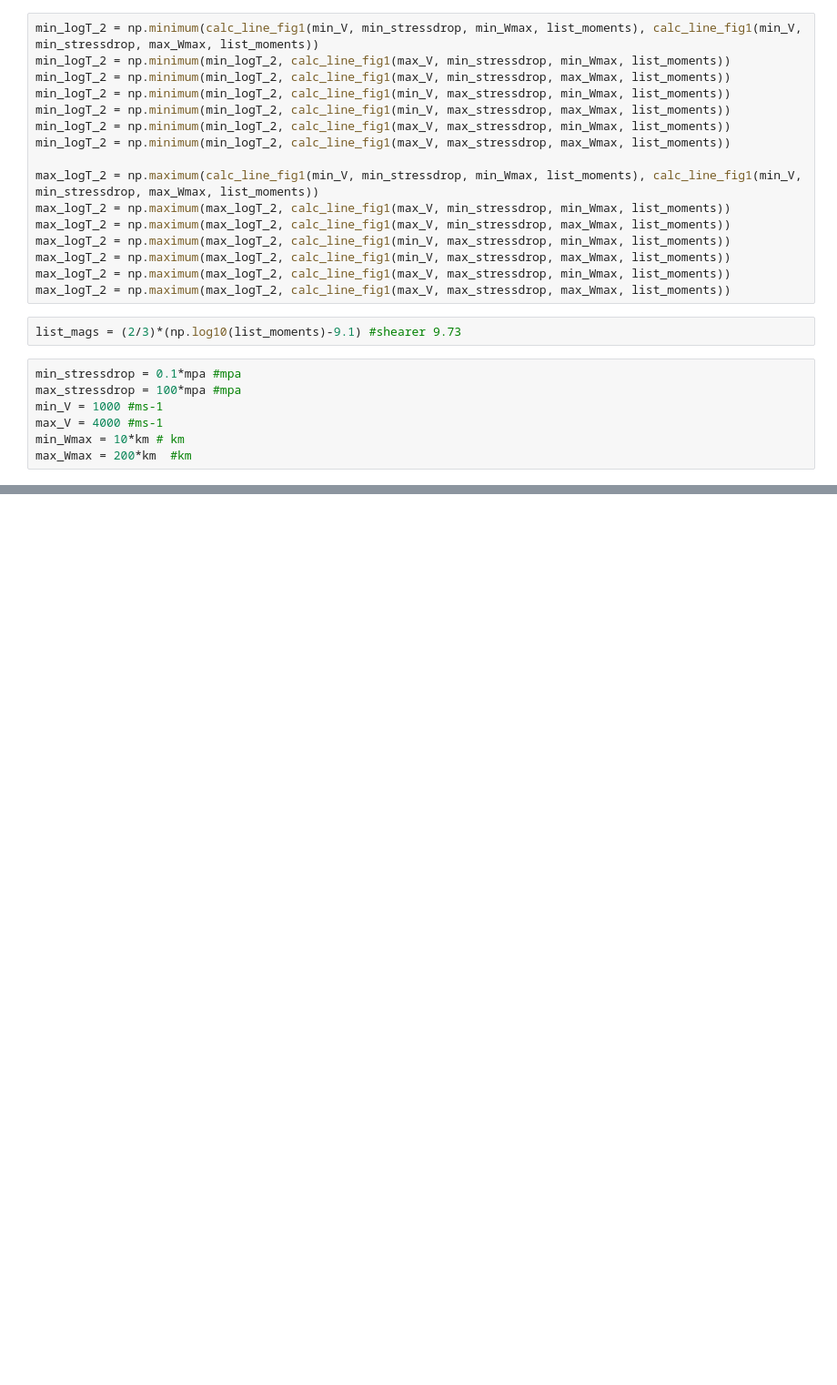
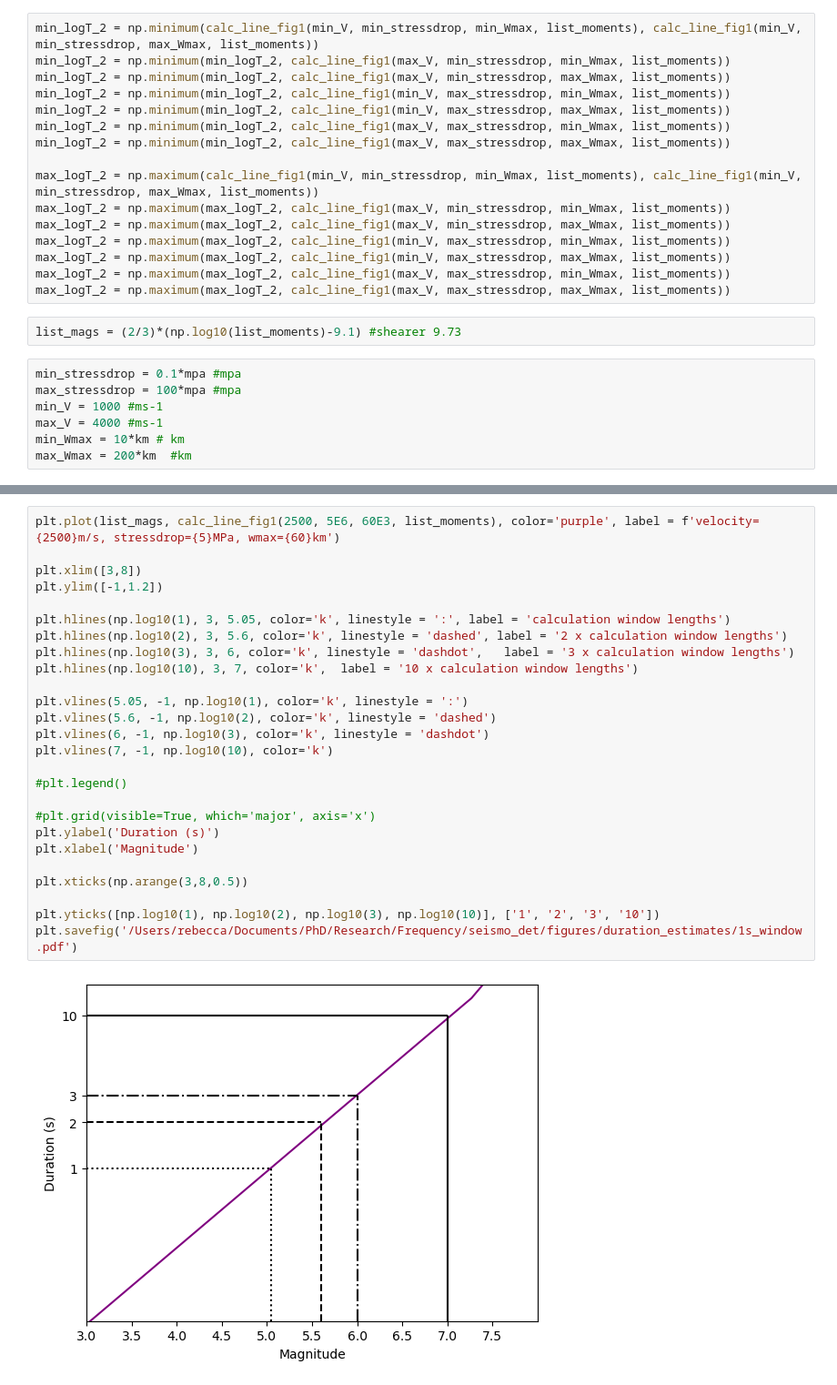
Before and after one commit to RebeccaColquhoun/seismo_det, a Jupyter notebook: code/durations.ipynb, the cells around one changed output, grey strips where cells are left out. Shown at 91% size. Saved outputs shown, nothing was run; the diff lists cells and outputs as text; blank space fills up the shorter version.

```diff
--- a/code/durations.ipynb
+++ b/code/durations.ipynb
@@ -337,0 +410,28 @@ plt.savefig('/home/earthquakes1/homes/Rebecca/phd/seismo_det/figures/ppt_duratio
+# %%
+plt.plot(list_mags, calc_line_fig1(2500, 5E6, 60E3, list_moments), color='purple', label = f'velocity={2500}m/s, stressdrop={5}MPa, wmax={60}km')
+
+plt.xlim([3,8])
+plt.ylim([-1,1.2])
+
+plt.hlines(np.log10(1), 3, 5.05, color='k', linestyle = ':', label = 'calculation window lengths')
+plt.hlines(np.log10(2), 3, 5.6, color='k', linestyle = 'dashed', label = '2 x calculation window lengths')
+plt.hlines(np.log10(3), 3, 6, color='k', linestyle = 'dashdot',   label = '3 x calculation window lengths')
+plt.hlines(np.log10(10), 3, 7, color='k',  label = '10 x calculation window lengths')
+
+plt.vlines(5.05, -1, np.log10(1), color='k', linestyle = ':')
+plt.vlines(5.6, -1, np.log10(2), color='k', linestyle = 'dashed')
+plt.vlines(6, -1, np.log10(3), color='k', linestyle = 'dashdot')
+plt.vlines(7, -1, np.log10(10), color='k')
+
+#plt.legend()
+
+#plt.grid(visible=True, which='major', axis='x')
+plt.ylabel('Duration (s)')
+plt.xlabel('Magnitude')
+
+plt.xticks(np.arange(3,8,0.5))
+
+plt.yticks([np.log10(1), np.log10(2), np.log10(3), np.log10(10)], ['1', '2', '3', '10'])
+plt.savefig('/Users/rebecca/Documents/PhD/Research/Frequency/seismo_det/figures/duration_estimates/1s_window.pdf')
+# %% [output]
+[figure, added]
```
Also changed, not shown: parts of 10 cells of this notebook, 3 other files.
